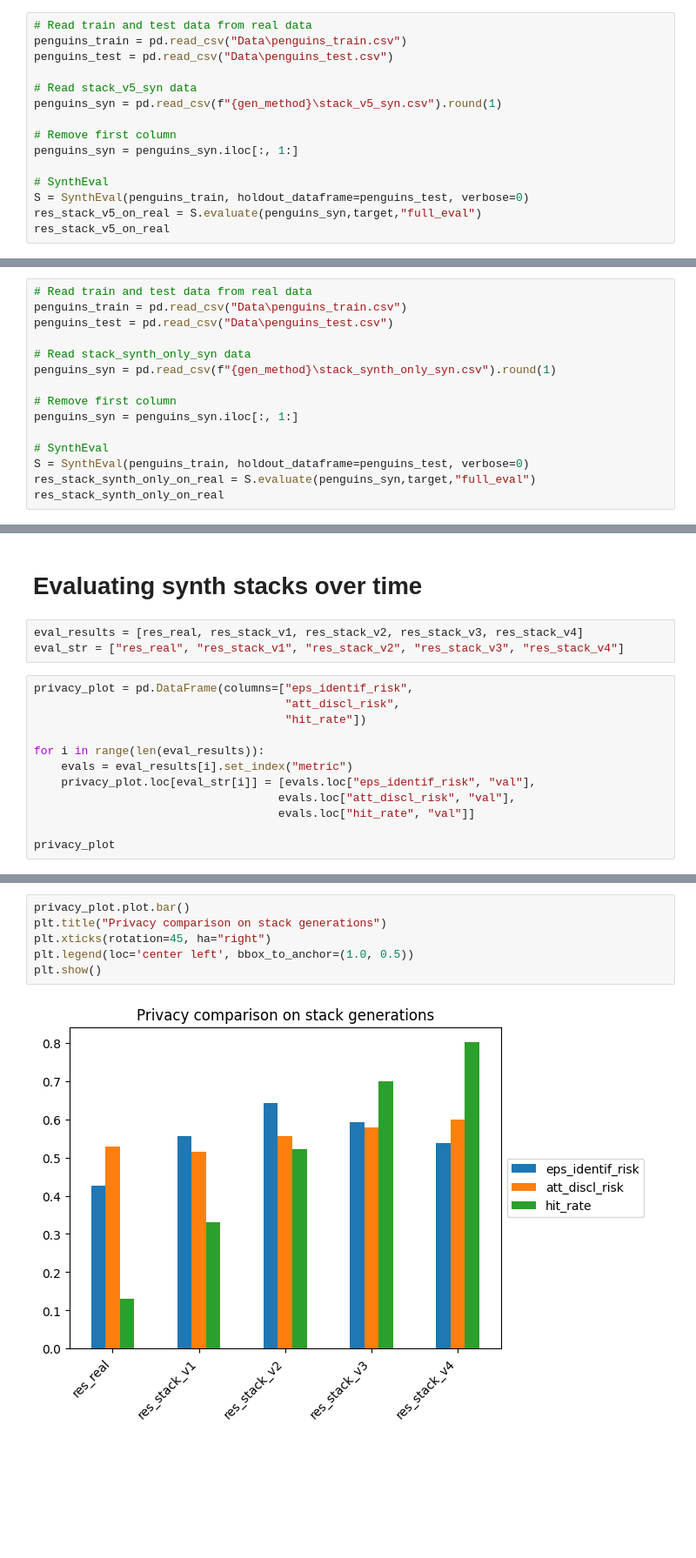
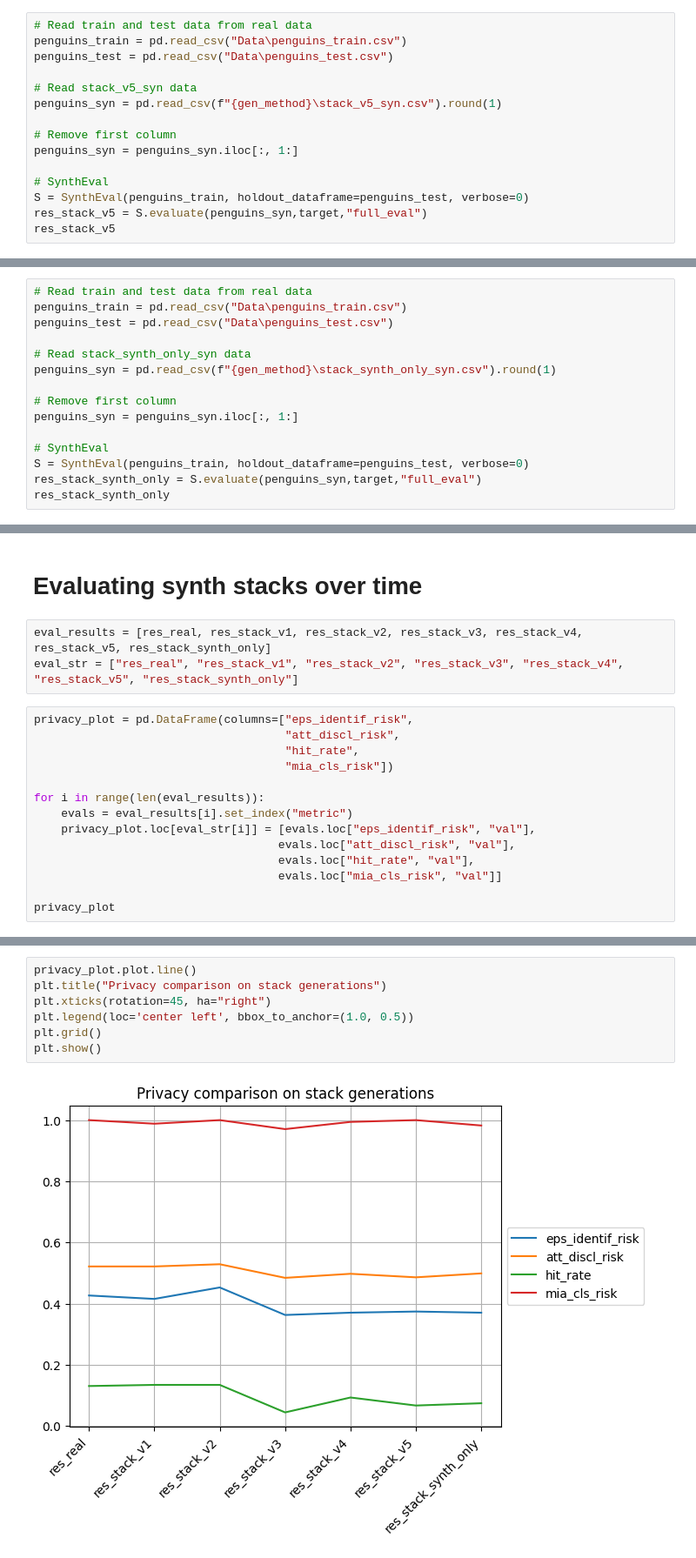
Before and after one commit to LucasBrynk/synthe_size_me, a Jupyter notebook: penguins_syn/penguins_BN_syn.ipynb, the cells around one changed output, grey strips where cells are left out. Shown at 87% size. Saved outputs shown, nothing was run; the diff lists cells and outputs as text; blank space fills up the shorter version.

Commit message:
Improved eval

```diff
--- a/penguins_syn/penguins_BN_syn.ipynb
+++ b/penguins_syn/penguins_BN_syn.ipynb
@@ -590,8 +611,8 @@ penguins_syn = penguins_syn.iloc[:, 1:]
 
 # SynthEval
 S = SynthEval(penguins_train, holdout_dataframe=penguins_test, verbose=0)
-res_stack_v5_on_real = S.evaluate(penguins_syn,target,"full_eval")
-res_stack_v5_on_real
+res_stack_v5 = S.evaluate(penguins_syn,target,"full_eval")
+res_stack_v5
 # %% [output]
 Error: AUROC metric did not run, analysis target variable did not have appropriate number levels (i.e. 2) or test data was not supplied!
 |  | metric | dim | val | err | n_val | n_err |
@@ -628,8 +647,8 @@ penguins_syn = penguins_syn.iloc[:, 1:]
 
 # SynthEval
 S = SynthEval(penguins_train, holdout_dataframe=penguins_test, verbose=0)
-res_stack_synth_only_on_real = S.evaluate(penguins_syn,target,"full_eval")
-res_stack_synth_only_on_real
+res_stack_synth_only = S.evaluate(penguins_syn,target,"full_eval")
+res_stack_synth_only
 # %% [output]
 Error: AUROC metric did not run, analysis target variable did not have appropriate number levels (i.e. 2) or test data was not supplied!
 |  | metric | dim | val | err | n_val | n_err |
@@ -656,18 +675,20 @@ import matplotlib.pyplot as plt
 # %% [markdown]
 # Evaluating synth stacks over time
 # %%
-eval_results = [res_real, res_stack_v1, res_stack_v2, res_stack_v3, res_stack_v4]
-eval_str = ["res_real", "res_stack_v1", "res_stack_v2", "res_stack_v3", "res_stack_v4"]
+eval_results = [res_real, res_stack_v1, res_stack_v2, res_stack_v3, res_stack_v4, res_stack_v5, res_stack_synth_only]
+eval_str = ["res_real", "res_stack_v1", "res_stack_v2", "res_stack_v3", "res_stack_v4", "res_stack_v5", "res_stack_synth_only"]
 # %%
 privacy_plot = pd.DataFrame(columns=["eps_identif_risk",
                                      "att_discl_risk",
-                                     "hit_rate"])
+                                     "hit_rate",
+                                     "mia_cls_risk"])
 
 for i in range(len(eval_results)):
     evals = eval_results[i].set_index("metric")
     privacy_plot.loc[eval_str[i]] = [evals.loc["eps_identif_risk", "val"],
                                     evals.loc["att_discl_risk", "val"],
-                                    evals.loc["hit_rate", "val"]]
+                                    evals.loc["hit_rate", "val"],
+                                    evals.loc["mia_cls_risk", "val"]]
 
 privacy_plot
 # %% [output]
@@ -680,8 +703,9 @@ privacy_plot
 # %%
-privacy_plot.plot.bar()
+privacy_plot.plot.line()
 plt.title("Privacy comparison on stack generations")
 plt.xticks(rotation=45, ha="right")
 plt.legend(loc='center left', bbox_to_anchor=(1.0, 0.5))
+plt.grid()
 plt.show()
 # %% [output]
-[figure, old version]
+[figure, new version]
```
Also changed, not shown: parts of 36 cells of this notebook.
